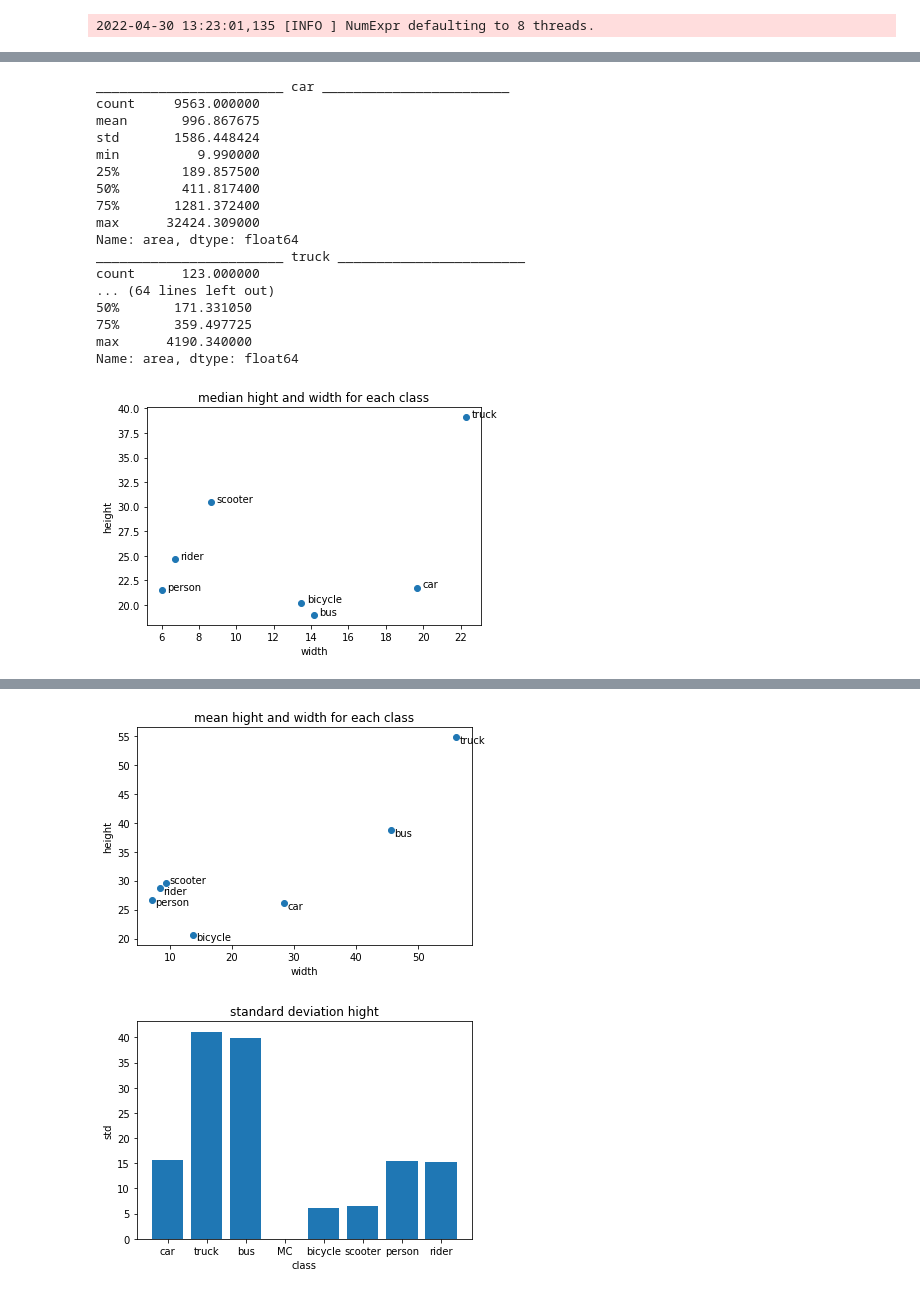
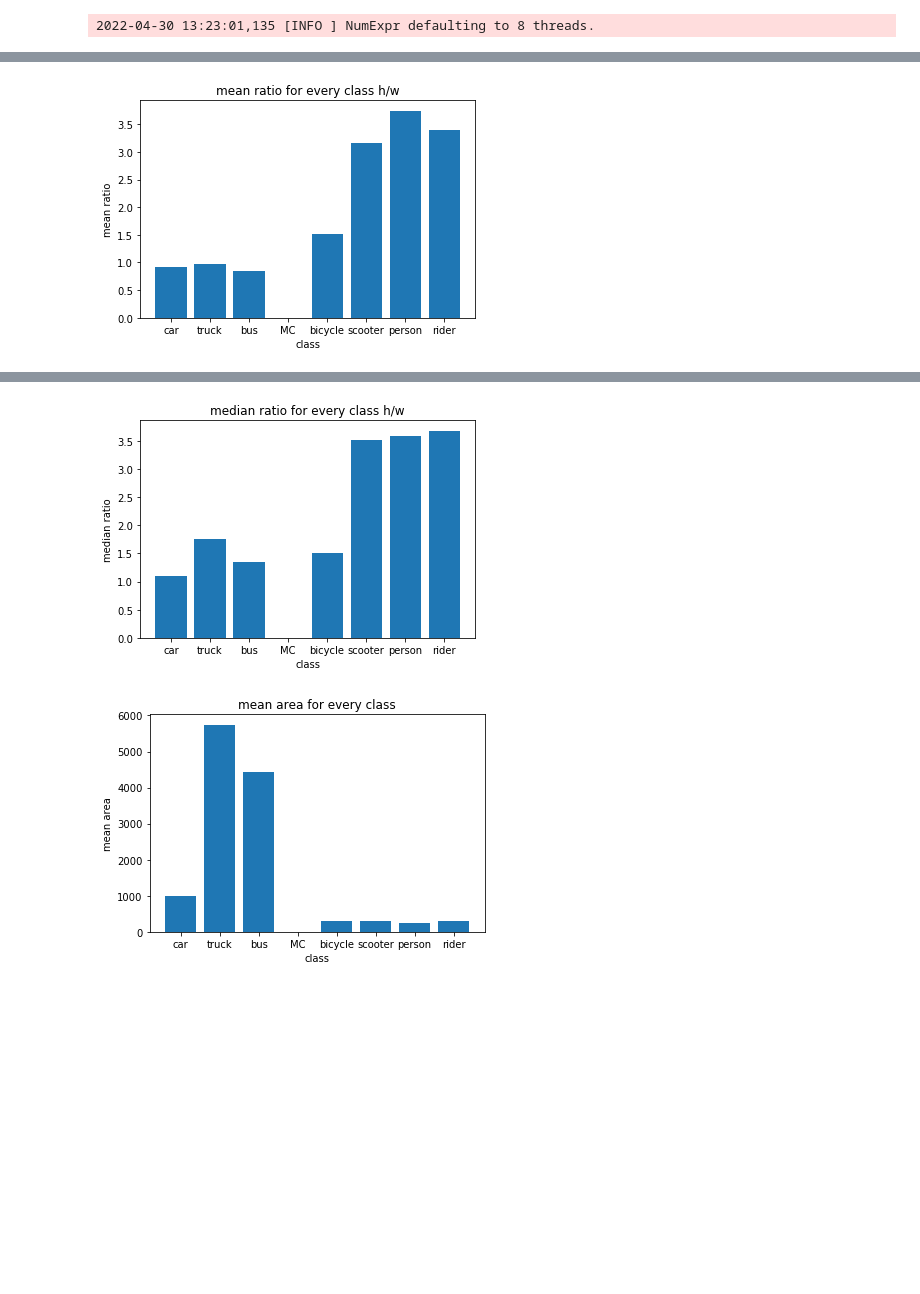
Before and after one commit to jonashalle/project_tdt4265, a Jupyter notebook: assignment4/SSD/explore_dataset.ipynb, the cells around one changed output, grey strips where cells are left out. Cells and saved outputs as stored; diff of their text form; code cells hidden in the pictures; blank space fills up the shorter version.

Commit message:
more data exploration

```diff
--- a/assignment4/SSD/explore_dataset.ipynb
+++ b/assignment4/SSD/explore_dataset.ipynb
@@ -124,7 +119,7 @@ metadata = analyze.load_annotation_file(cfg, SET_TYPE)
 # occourence_classes = df['category_id'].value_counts()
 annotations = metadata['annotations']
 df = pd.DataFrame(data=annotations)
-
+#df=df.iloc[9000:,:]   #exploring only parts of the data
 
 class_dict = {"car":[], "truck":[], "bus":[], "MC":[], "bicycle":[], "scooter":[], "person":[], "rider":[]}
 class_names = ("car", "truck", "bus", "MC", "bicycle", "scooter", "person", "rider")
@@ -134,7 +129,10 @@ hights_mean = []
 widths_mean = []
 hights_std = []
 widths_std = []
+mean_ratio = []
+median_ratio = []
 areas = []
+print('_____________________________BBOX Statistics_______________________')
 for i,class_name in enumerate(class_names):
 
 
@@ -152,8 +150,8 @@ for i,class_name in enumerate(class_names):
      dict = {'x':x,'y':y,'hight':hight,'width':width}
      df_bbox = pd.DataFrame(dict)
      bbox_description = df_bbox.describe()
-     # print('________________________',class_name,'________________________')
-     # print(bbox_description) # uncomment to see the entire description for each class
+     print('________________________',class_name,'________________________')
+     print(bbox_description) # uncomment to see the entire description for each class
      hights_median.append(bbox_description['hight']['50%'])
      widths_median.append(bbox_description['width']['50%'])
      hights_mean.append(bbox_description['hight']['mean'])
@@ -161,14 +159,48 @@ for i,class_name in enumerate(class_names):
      hights_std.append(bbox_description['hight']['std'])
      widths_std.append(bbox_description['width']['std'])
 
-
+areas_mean = []
+areas_median = []
+print('\n','\n','\n','\n','_________________AREA statistics________________________')
 for i,class_name in enumerate(class_names):
      print('________________________',class_name,'________________________')
      df_class = df.loc[df['category_id']==i+1]
      area_description = df_class['area'].describe()
+     areas_mean.append(area_description['mean'])
+     areas_median.append(area_description['50%'])
      print(area_description)
      #areas.append(area_description)
+for i,class_name in enumerate(class_names):
+     mean_ratio.append(hights_mean[i]/widths_mean[i])
+     median_ratio.append(hights_median[i]/widths_median[i])
 
+
+
+
+# Plots
+plt.bar(class_names,mean_ratio)
+plt.xlabel('class')
+plt.ylabel('mean ratio')
+plt.title('mean ratio for every class h/w')
+plt.show()
+
+plt.bar(class_names,median_ratio)
+plt.xlabel('class')
+plt.ylabel('median ratio')
+plt.title('median ratio for every class h/w')
+plt.show()
+
+plt.bar(class_names,areas_mean)
+plt.xlabel('class')
+plt.ylabel('mean area')
+plt.title('mean area for every class')
+plt.show()
+
+plt.bar(class_names,areas_median)
+plt.xlabel('class')
+plt.ylabel('median area')
+plt.title('median area for every class')
+plt.show()
 
 plt.scatter(widths_median,hights_median)
 plt.xlabel('width')
@@ -218,18 +264 @@ Saving SSD outputs to: outputs/
-________________________ car ________________________
-count     9563.000000
-mean       996.867675
-std       1586.448424
-min          9.990000
-25%        189.857500
-50%        411.817400
-75%       1281.372400
-max      32424.309000
-Name: area, dtype: float64
-________________________ truck ________________________
-count      123.000000
-... (64 lines left out)
-50%       171.331050
-75%       359.497725
-max      4190.340000
-Name: area, dtype: float64
-[figure, old version]
+[figure, new version]
@@ -238,2 +265,2 @@ Name: area, dtype: float64
-[figure, old version]
+[figure, new version]
-[figure, old version]
+[figure, new version]
```
Also changed, not shown: parts of 4 cells of this notebook.
